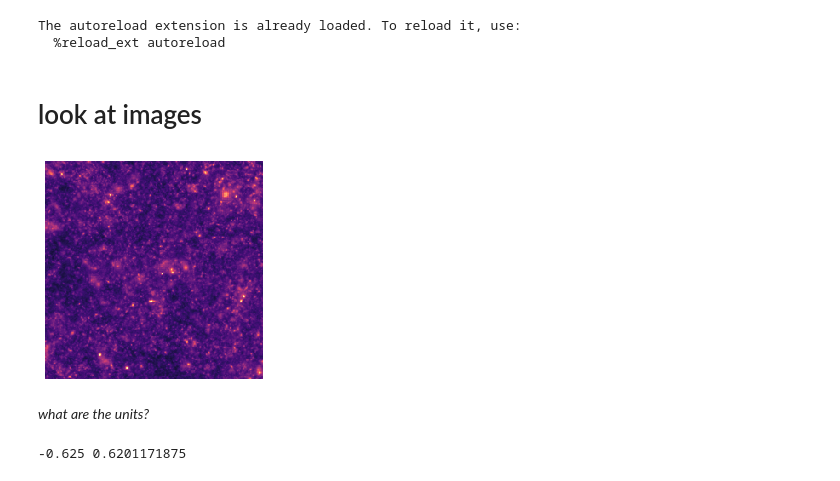
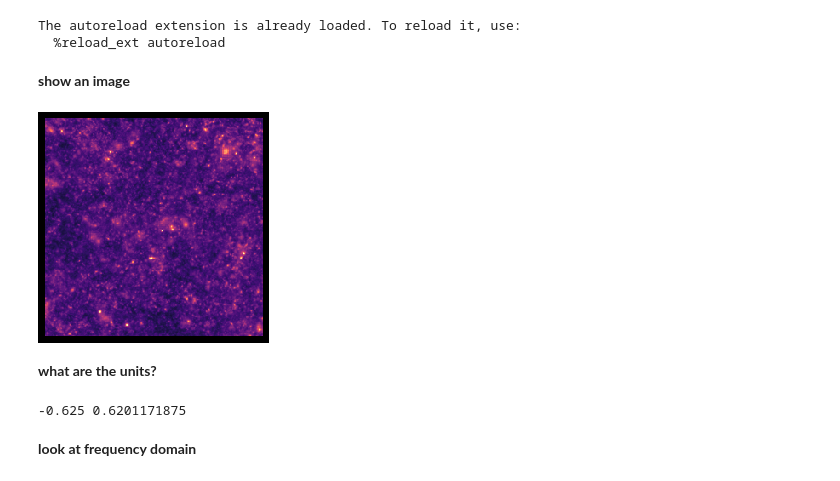
Before and after one commit to Yu-Group/adaptive-wavelets, a Jupyter notebook: experiments/dark_matter/eda.ipynb, the cells around one changed output. Drawn from its saved outputs; the diff is of its cells as text; code cells hidden in the pictures.

```diff
--- a/experiments/dark_matter/eda.ipynb
+++ b/experiments/dark_matter/eda.ipynb
@@ -9,27 +9,24 @@ import numpy as np
 import matplotlib.pyplot as plt
 from torch.utils.data import Dataset, DataLoader
 from torchvision import transforms, utils
-from astropy.io import fits
 from copy import deepcopy
 import random
 device = 'cuda' if torch.cuda.is_available() else 'cpu'
 from scipy.ndimage import gaussian_filter
 from os.path import join as oj
 import sys
-
 import acd
 from tqdm import tqdm
 import pickle as pkl
 import torchvision
 import models
 import time
-sys.path.append('../../visualization')
 sys.path.append('..')
+sys.path.append('../..')
+plt.style.use('dark_background')
+from visualize import *
 import visualize as viz
 from transforms_np import bandpass_filter
-import bandpass_filter
-import util
-# plt.style.use('dark_background')
 from numpy.fft import *
 from data import *
 from style import *
@@ -40,27 +37,24 @@ mnu_dataset = MassMapsDataset(oj(data_path, 'cosmological_parameters.txt'),  oj(
 # %% [output]
 The autoreload extension is already loaded. To reload it, use:
   %reload_ext autoreload
-# %% [markdown]
-# look at images
+# %% [markdown]
+**show an image**
 # %%
-def cshow(im):
-    plt.imshow(im, cmap='magma', vmax=0.15, vmin=-0.05)
-    plt.axis('off')
-
-
 im = mnu_dataset[0]['image'].astype(np.float32)
 #     plt.title(r"$m_\nu$=%0.2f; $\Omega_m$=%0.2f; $10^9A_s$=%0.2f"%(sample['params'][0], sample['params'][1], sample['params'][2] ) )
 cshow(im)
 # %% [output]
-[figure, old version]
+[figure, new version]
 # %% [markdown]
-*what are the units?*
+**what are the units?**
 # %%
 sample_spacing = 0.8 # arcmins
 freq_arr = fftshift(fftfreq(n=im.shape[0], d=sample_spacing)) # 1 / arcmin
 print(freq_arr[0], freq_arr[-1])
 # %% [output]
 -0.625 0.6201171875
+# %% [markdown]
+**look at frequency domain**
 # %%
 plt.figure(figsize=(8, 8))
 R, C = 2, 2
```
Also changed, not shown: parts of 2 cells of this notebook, 7 other files.
